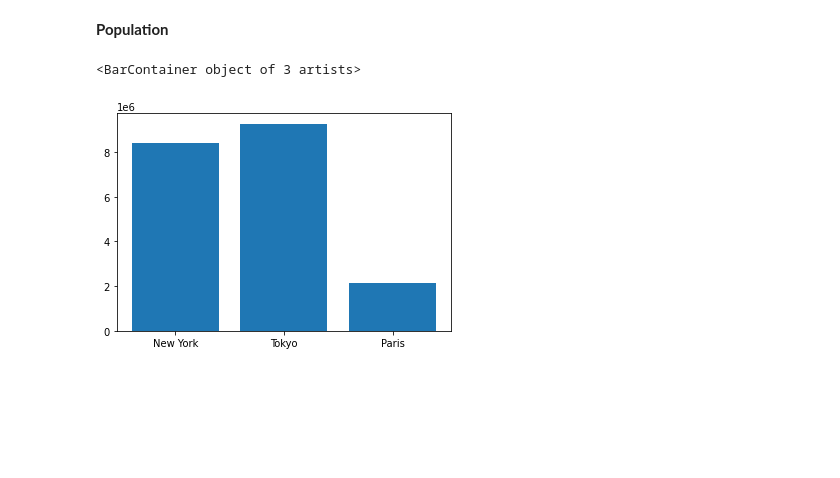
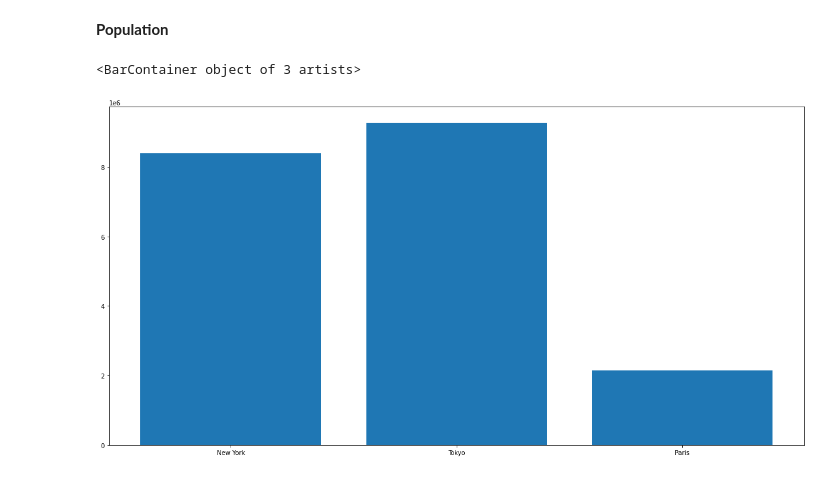
Before and after one commit to Rahps97/Coursera_Capstone, a Jupyter notebook: Final_Project.ipynb, the cells around one changed output. Cells and saved outputs as stored; diff of their text form; code cells hidden in the pictures; blank space fills up the shorter version.

```diff
--- a/Final_Project.ipynb
+++ b/Final_Project.ipynb
@@ -458,7 +458,8 @@ __Population__
 # %%
 X = ['New York', 'Tokyo', 'Paris']
 Y = [Population_ny, Population_tk, Population_pr]
+plt.figure(figsize=(20,10))
 plt.bar(X,Y)
 # %% [output]
 <BarContainer object of 3 artists>
-[figure, old version]
+[figure, new version]
```
Also changed, not shown: 2 other files.
